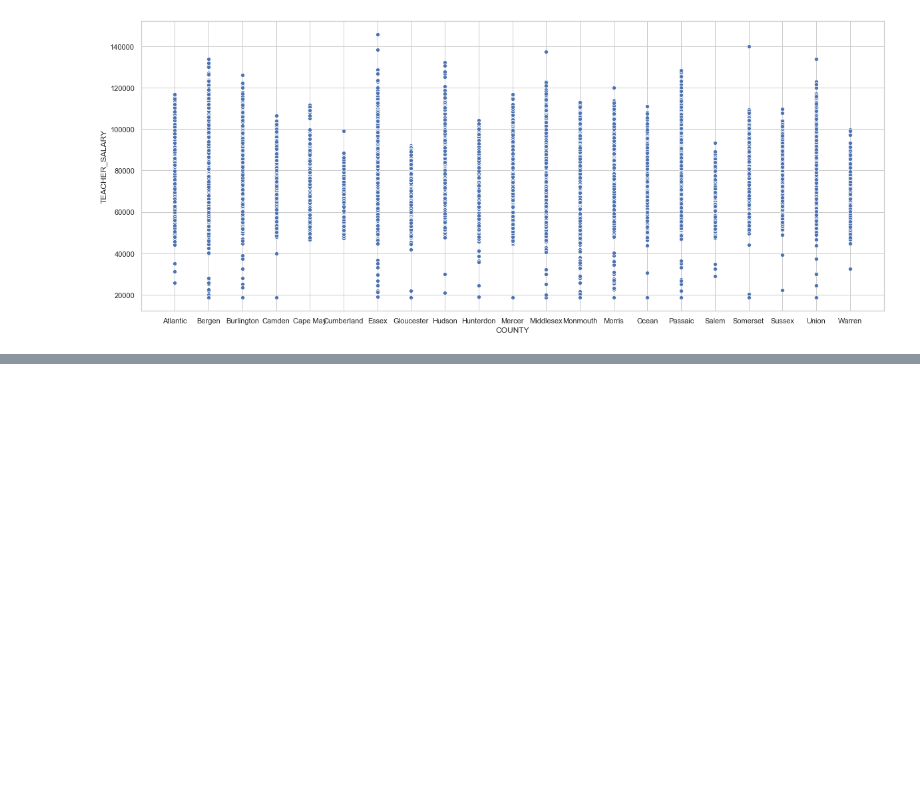
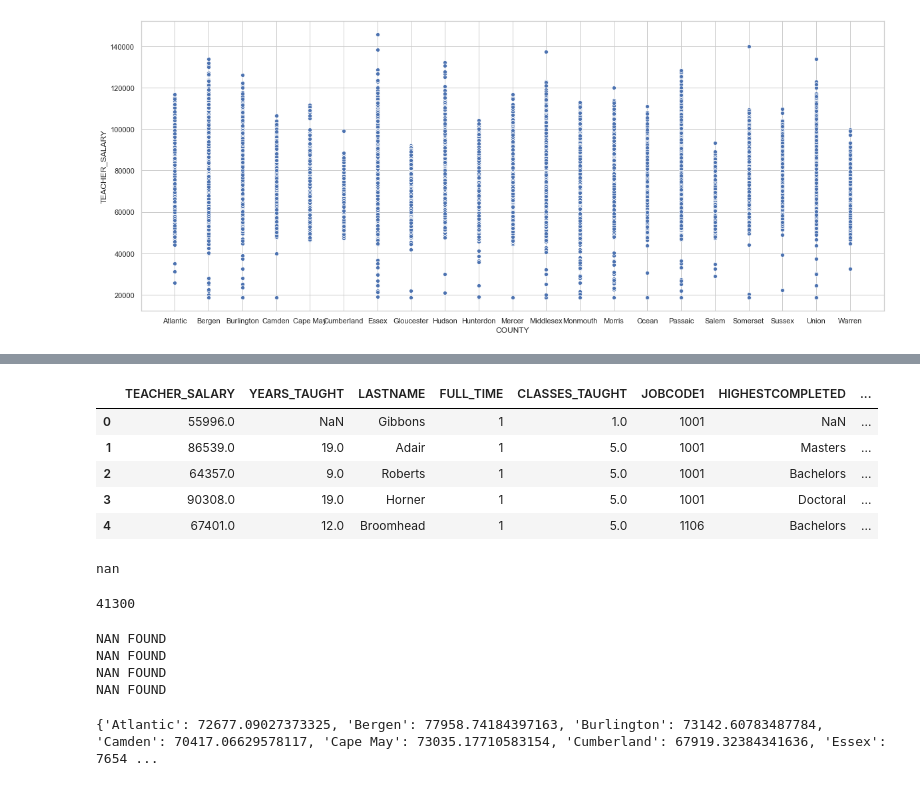
Before and after one commit to abastol1/Analysis-of-Teacher-s-Salary-in-different-County-of-New-Jersey, a Jupyter notebook: Dataset_Visualization.ipynb, the cells around one changed output, grey strips where cells are left out. Drawn from its saved outputs; the diff is of its cells as text; code cells hidden in the pictures; blank space fills up the shorter version.

```diff
--- a/Dataset_Visualization.ipynb
+++ b/Dataset_Visualization.ipynb
@@ -113,0 +131,37 @@ sns.scatterplot(x='COUNTY', y='TEACHER_SALARY', data=df)
+# %%
+df.head()
+# %% [output]
+|  | TEACHER_SALARY | YEARS_TAUGHT | LASTNAME | FULL_TIME | CLASSES_TAUGHT | JOBCODE1 | HIGHESTCOMPLETED | ... |
+| 0 | 55996.0 | NaN | Gibbons | 1 | 1.0 | 1001 | NaN | ... |
+| 1 | 86539.0 | 19.0 | Adair | 1 | 5.0 | 1001 | Masters | ... |
+| 2 | 64357.0 | 9.0 | Roberts | 1 | 5.0 | 1001 | Bachelors | ... |
+| 3 | 90308.0 | 19.0 | Horner | 1 | 5.0 | 1001 | Doctoral | ... |
+| 4 | 67401.0 | 12.0 | Broomhead | 1 | 5.0 | 1106 | Bachelors | ... |
+# %%
+df['TEACHER_SALARY'].isnull().sum()
+print(df['TEACHER_SALARY'][15258])
+# %% [output]
+nan
+# %%
+# Stores salary respective to countyName
+salaryCounty = dict()
+len(df)
+# %% [output]
+41300
+# %%
+# Stores county_name as key, and list of salries as value
+salaryCounty = dict()
+for i in range(len(df)):
+    if  pd.isna(df['TEACHER_SALARY'][i]):
+        print("NAN FOUND")
+        continue
+    if df['COUNTY'][i] in salaryCounty:
+        salaryCounty[df['COUNTY'][i]].append(df['TEACHER_SALARY'][i])
+    else:
+        salaryCounty[df['COUNTY'][i]] = [df['TEACHER_SALARY'][i]]
+#     print(df['TEACHER_SALARY'][i], df['COUNTY_CODE'][i])
+# %% [output]
+NAN FOUND
+NAN FOUND
+NAN FOUND
+NAN FOUND
@@ -113,0 +173,4 @@ sns.scatterplot(x='COUNTY', y='TEACHER_SALARY', data=df)
+# %%
+print(salaryCounty)
+# %% [output]
+{'Atlantic': 72677.09027373325, 'Bergen': 77958.74184397163, 'Burlington': 73142.60783487784, 'Camden': 70417.06629578117, 'Cape May': 73035.17710583154, 'Cumberland': 67919.32384341636, 'Essex': 7654 ...
```
Also changed, not shown: parts of 12 cells of this notebook, 1 other file.
